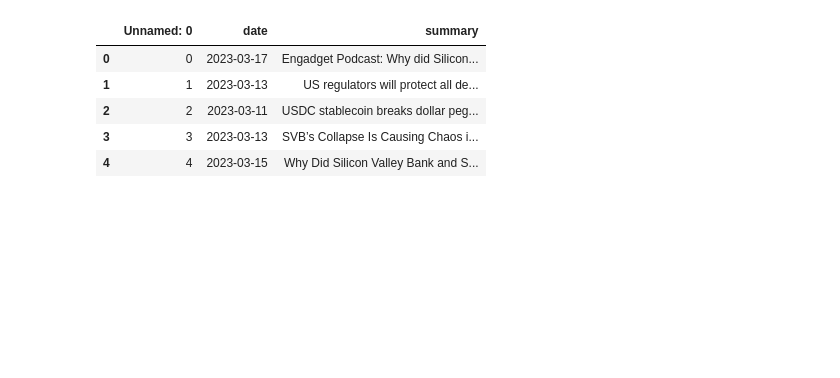
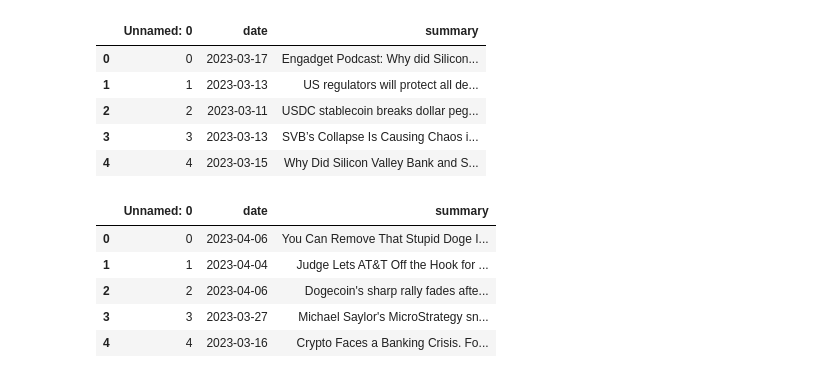
Before and after one commit to zarbin/UTA_Project-4, a Jupyter notebook: sandbox/JennS/wordcloud.ipynb, the cells around one changed output. Cells and saved outputs as stored; diff of their text form; code cells hidden in the pictures; blank space fills up the shorter version.

```diff
--- a/sandbox/JennS/wordcloud.ipynb
+++ b/sandbox/JennS/wordcloud.ipynb
@@ -18,3 +24,14 @@ df.head(5)
 | 2 | 2 | 2023-03-11 | USDC stablecoin breaks dollar peg... |
 | 3 | 3 | 2023-03-13 | SVB’s Collapse Is Causing Chaos i... |
 | 4 | 4 | 2023-03-15 | Why Did Silicon Valley Bank and S... |
+# %%
+# Read in data for crypto news snapshot (crypto news articles for last 30 days from 4/10/2023)
+df_crypto_snapshot = pd.read_csv("News_Snapshots/crypto_snapshot_410.csv")
+df_crypto_snapshot.head(5)
+# %% [output]
+|  | Unnamed: 0 | date | summary |
+| 0 | 0 | 2023-04-06 | You Can Remove That Stupid Doge I... |
+| 1 | 1 | 2023-04-04 | Judge Lets AT&T Off the Hook for ... |
+| 2 | 2 | 2023-04-06 | Dogecoin's sharp rally fades afte... |
+| 3 | 3 | 2023-03-27 | Michael Saylor's MicroStrategy sn... |
+| 4 | 4 | 2023-03-16 | Crypto Faces a Banking Crisis. Fo... |
```
Also changed, not shown: parts of 10 cells of this notebook.
